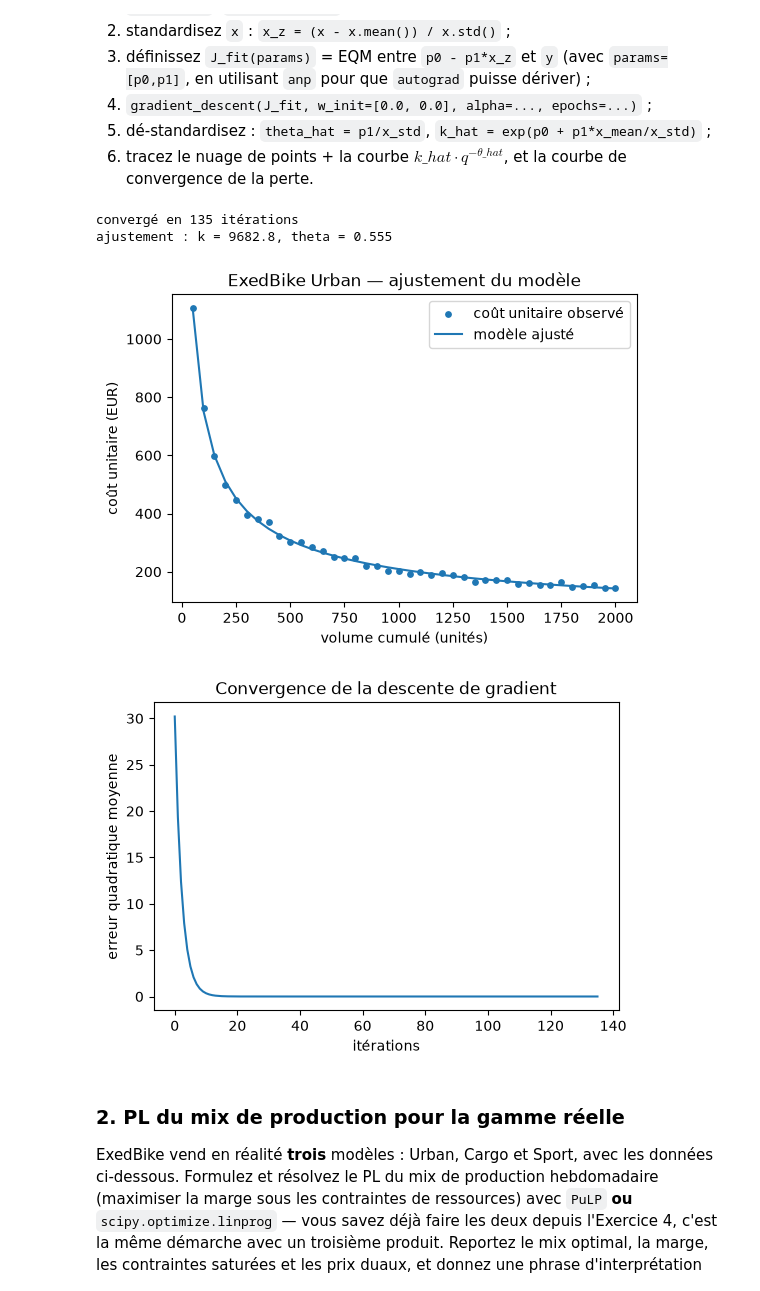
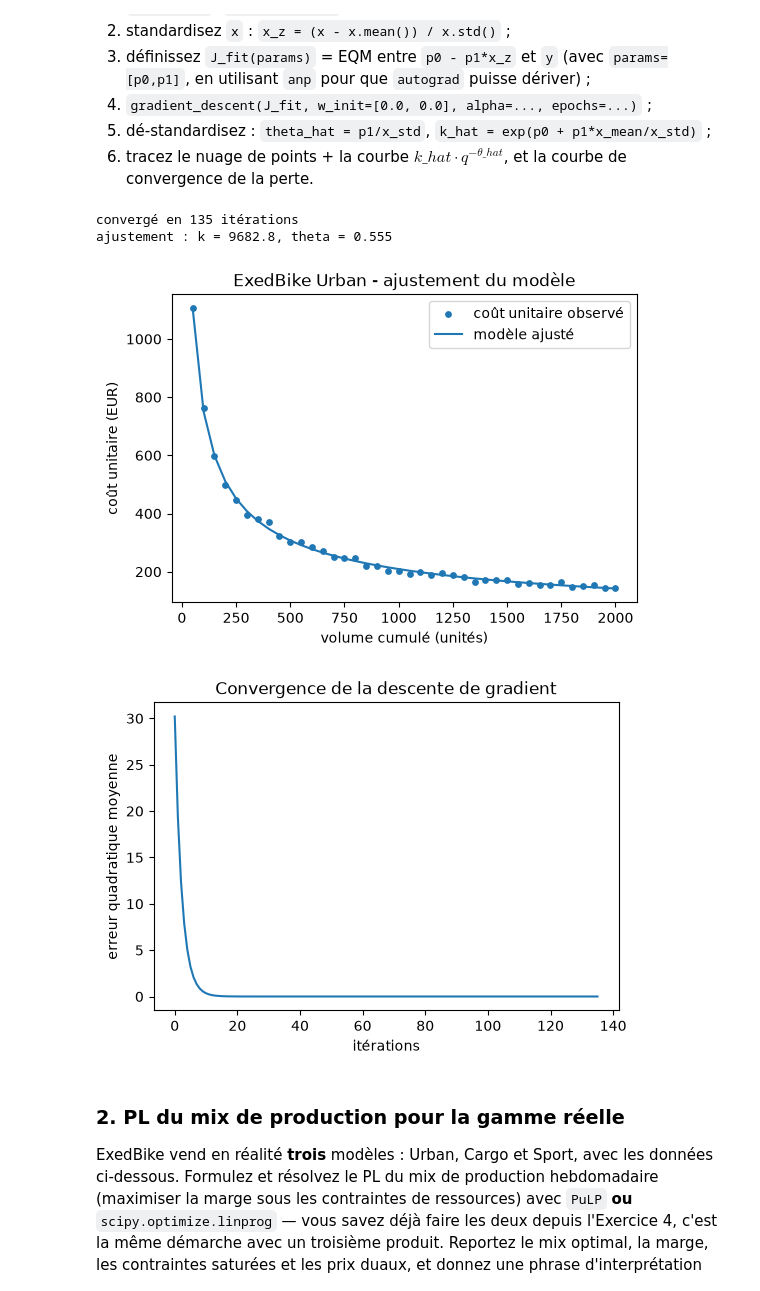
Before and after one commit to LeDonBobo/S1-LP, a Jupyter notebook: Seance1_TP1_optimisation_continue_lineaire.ipynb, the cells around one changed output. Saved outputs shown, nothing was run; the diff lists cells and outputs as text; code cells hidden in the pictures.

Commit message:
Seance 1 - TD1, TP1 et projet ExedBike

```diff
--- a/Seance1_TP1_optimisation_continue_lineaire.ipynb
+++ b/Seance1_TP1_optimisation_continue_lineaire.ipynb
@@ -469,35 +469,35 @@ p0, p1 = params
 theta_hat = p1 / x_std
 k_hat = np.exp(p0 + p1 * x_mean / x_std)
 
 # print(f"convergé en {len(hist)-1} itérations")
 print(f"convergé en {len(hist)-1} itérations")
 
 # print(f"ajustement : k = {k_hat:.1f}, theta = {theta_hat:.3f}")
 print(f"ajustement : k = {k_hat:.1f}, theta = {theta_hat:.3f}")
 
 
 # ... graphiques (nuage + ajustement, courbe de convergence) ...
 plt.figure()
 plt.scatter(q, c_obs, s=15, label="coût unitaire observé")
 plt.plot(q, k_hat * q ** (-theta_hat), label="modèle ajusté")
 plt.xlabel("volume cumulé (unités)")
 plt.ylabel("coût unitaire (EUR)")
-plt.title("ExedBike Urban — ajustement du modèle")
+plt.title("ExedBike Urban - ajustement du modèle")
 plt.legend()
 plt.show()
 
 costs = [J_fit(w) for w in hist]
 
 plt.figure()
 plt.plot(costs)
 plt.xlabel("itérations")
 plt.ylabel("erreur quadratique moyenne")
 plt.title("Convergence de la descente de gradient")
 plt.show()
 # %% [output]
 convergé en 135 itérations
 ajustement : k = 9682.8, theta = 0.555
-[figure, old version]
+[figure, new version]
 [figure]
 # %% [markdown]
 ### 2. PL du mix de production pour la gamme réelle
```
